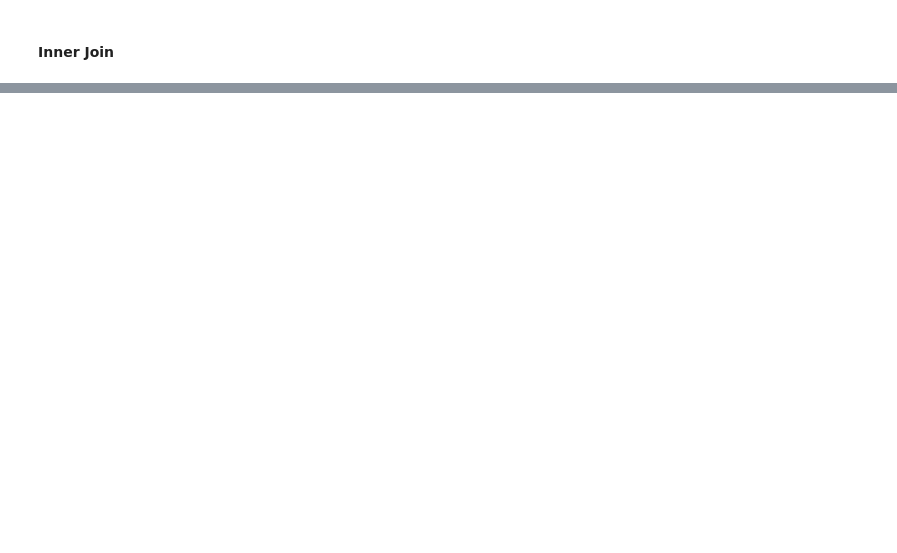
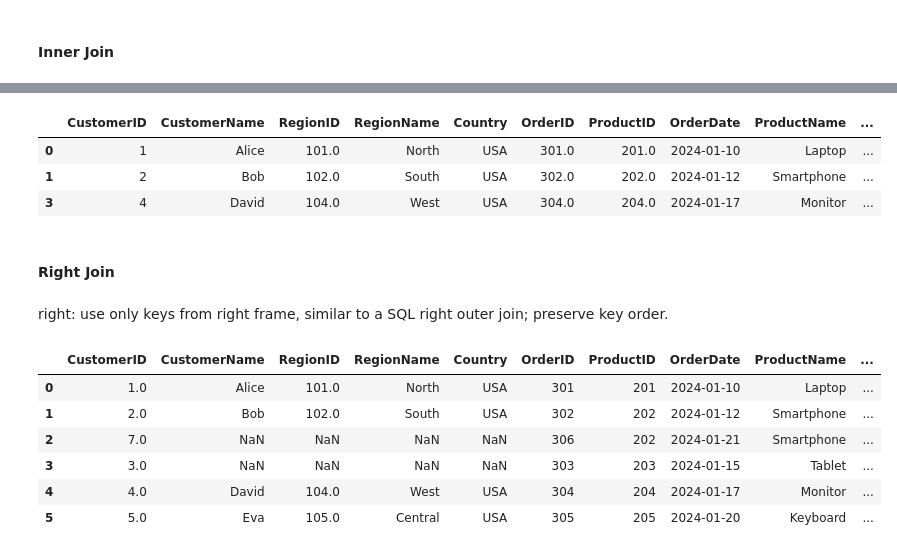
Before and after one commit to MuhammetYorulmaz/pandas_tutorial, a Jupyter notebook: notebooks/pandas_tutorial.ipynb, the cells around one changed output, grey strips where cells are left out. Cells and saved outputs as stored; diff of their text form; code cells hidden in the pictures; blank space fills up the shorter version.

```diff
--- a/notebooks/pandas_tutorial.ipynb
+++ b/notebooks/pandas_tutorial.ipynb
@@ -1157,0 +1246,32 @@ test_df['contains_hr'] = test_df['Department'].str.contains('HR')  #Check if the
+# %%
+# Add conditions
+(
+    customers
+    .merge(regions, on='RegionID', how='left')
+    .merge(orders, on='CustomerID', how='left')
+    .merge(products, on='ProductID', how='left')
+    .query('Category == "Electronics" and RegionName.notnull()')
+)
+# %% [output]
+|  | CustomerID | CustomerName | RegionID | RegionName | Country | OrderID | ProductID | OrderDate | ProductName | ... |
+| 0 | 1 | Alice | 101.0 | North | USA | 301.0 | 201.0 | 2024-01-10 | Laptop | ... |
+| 1 | 2 | Bob | 102.0 | South | USA | 302.0 | 202.0 | 2024-01-12 | Smartphone | ... |
+| 3 | 4 | David | 104.0 | West | USA | 304.0 | 204.0 | 2024-01-17 | Monitor | ... |
+# %% [markdown]
+#### Right Join <a id='7.1.4'>
+# %% [markdown]
+right: use only keys from right frame, similar to a SQL right outer join; preserve key order.
+# %%
+(customers
+    .merge(regions, on='RegionID', how='right')
+    .merge(orders, on='CustomerID', how='right')
+    .merge(products, on='ProductID', how='right')
+)
+# %% [output]
+|  | CustomerID | CustomerName | RegionID | RegionName | Country | OrderID | ProductID | OrderDate | ProductName | ... |
+| 0 | 1.0 | Alice | 101.0 | North | USA | 301 | 201 | 2024-01-10 | Laptop | ... |
+| 1 | 2.0 | Bob | 102.0 | South | USA | 302 | 202 | 2024-01-12 | Smartphone | ... |
+| 2 | 7.0 | NaN | NaN | NaN | NaN | 306 | 202 | 2024-01-21 | Smartphone | ... |
+| 3 | 3.0 | NaN | NaN | NaN | NaN | 303 | 203 | 2024-01-15 | Tablet | ... |
+| 4 | 4.0 | David | 104.0 | West | USA | 304 | 204 | 2024-01-17 | Monitor | ... |
+| 5 | 5.0 | Eva | 105.0 | Central | USA | 305 | 205 | 2024-01-20 | Keyboard | ... |
```
Also changed, not shown: parts of 26 cells of this notebook.
